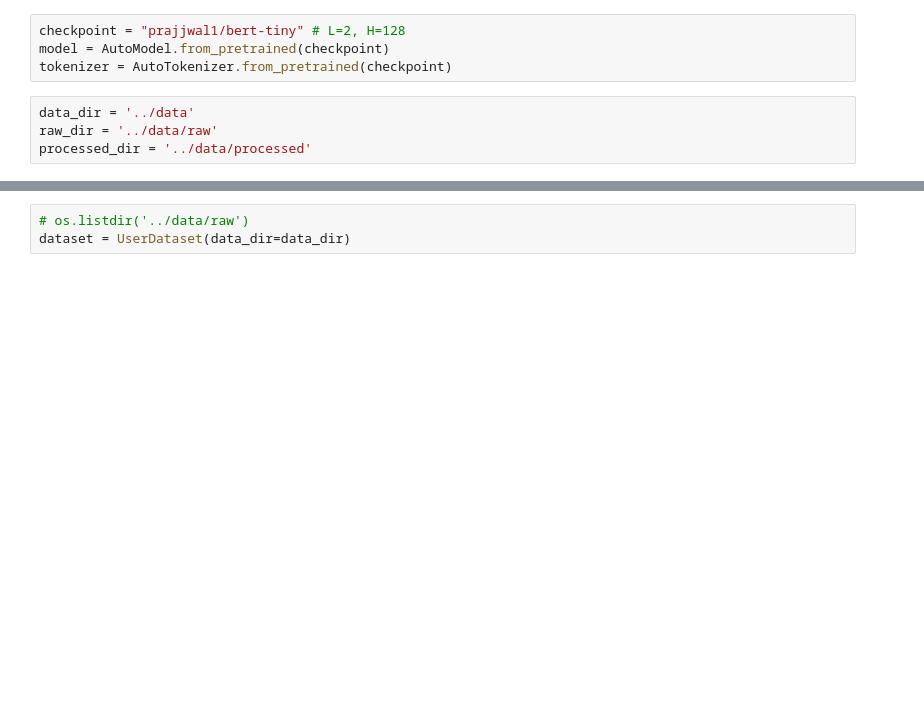
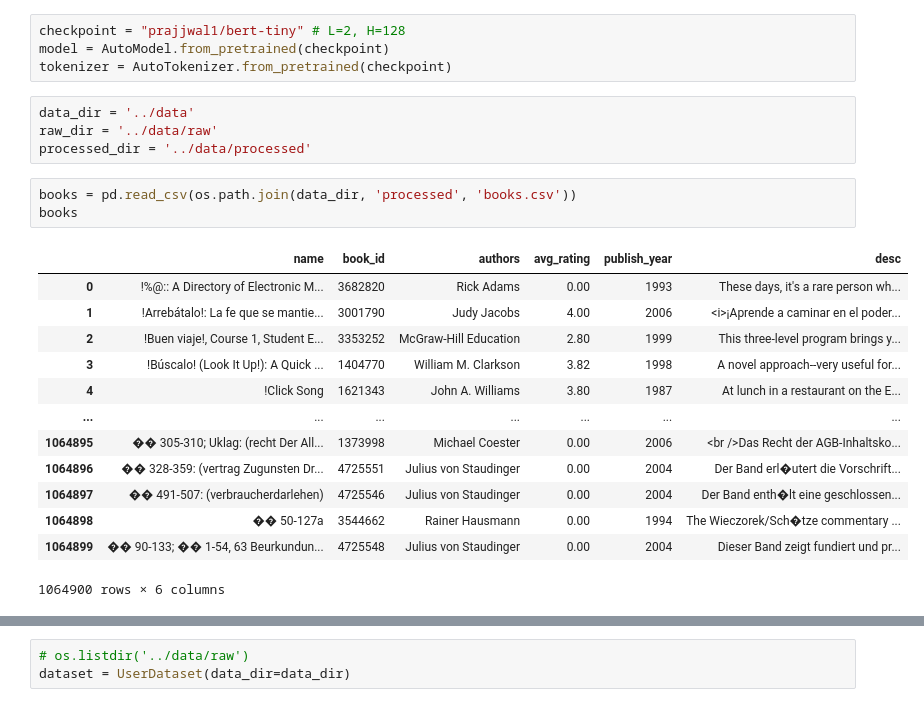
Before and after one commit to yinon-gold/mlops-dtu-project, a Jupyter notebook: notebooks/model.ipynb, the cells around one changed output, grey strips where cells are left out. Saved outputs shown, nothing was run; the diff lists cells and outputs as text; blank space fills up the shorter version.

```diff
--- a/notebooks/model.ipynb
+++ b/notebooks/model.ipynb
@@ -31,3 +30,20 @@ tokenizer = AutoTokenizer.from_pretrained(checkpoint)
 data_dir = '../data'
 raw_dir = '../data/raw'
 processed_dir = '../data/processed'
+# %%
+books = pd.read_csv(os.path.join(data_dir, 'processed', 'books.csv'))
+books
+# %% [output]
+|  | name | book_id | authors | avg_rating | publish_year | desc |
+| 0 | !%@:: A Directory of Electronic M... | 3682820 | Rick Adams | 0.00 | 1993 | These days, it's a rare person wh... |
+| 1 | !Arrebátalo!: La fe que se mantie... | 3001790 | Judy Jacobs | 4.00 | 2006 | <i>¡Aprende a caminar en el poder... |
+| 2 | !Buen viaje!, Course 1, Student E... | 3353252 | McGraw-Hill Education | 2.80 | 1999 | This three-level program brings y... |
+| 3 | !Búscalo! (Look It Up!): A Quick ... | 1404770 | William M. Clarkson | 3.82 | 1998 | A novel approach--very useful for... |
+| 4 | !Click Song | 1621343 | John A. Williams | 3.80 | 1987 | At lunch in a restaurant on the E... |
+| ... | ... | ... | ... | ... | ... | ... |
+| 1064895 | �� 305-310; Uklag: (recht Der All... | 1373998 | Michael Coester | 0.00 | 2006 | <br />Das Recht der AGB-Inhaltsko... |
+| 1064896 | �� 328-359: (vertrag Zugunsten Dr... | 4725551 | Julius von Staudinger | 0.00 | 2004 | Der Band erl�utert die Vorschrift... |
+| 1064897 | �� 491-507: (verbraucherdarlehen) | 4725546 | Julius von Staudinger | 0.00 | 2004 | Der Band enth�lt eine geschlossen... |
+| 1064898 | �� 50-127a | 3544662 | Rainer Hausmann | 0.00 | 1994 | The Wieczorek/Sch�tze commentary ... |
+| 1064899 | �� 90-133; �� 1-54, 63 Beurkundun... | 4725548 | Julius von Staudinger | 0.00 | 2004 | Dieser Band zeigt fundiert und pr... |
+1064900 rows × 6 columns
```
Also changed, not shown: parts of 11 cells of this notebook, 3 other files.
